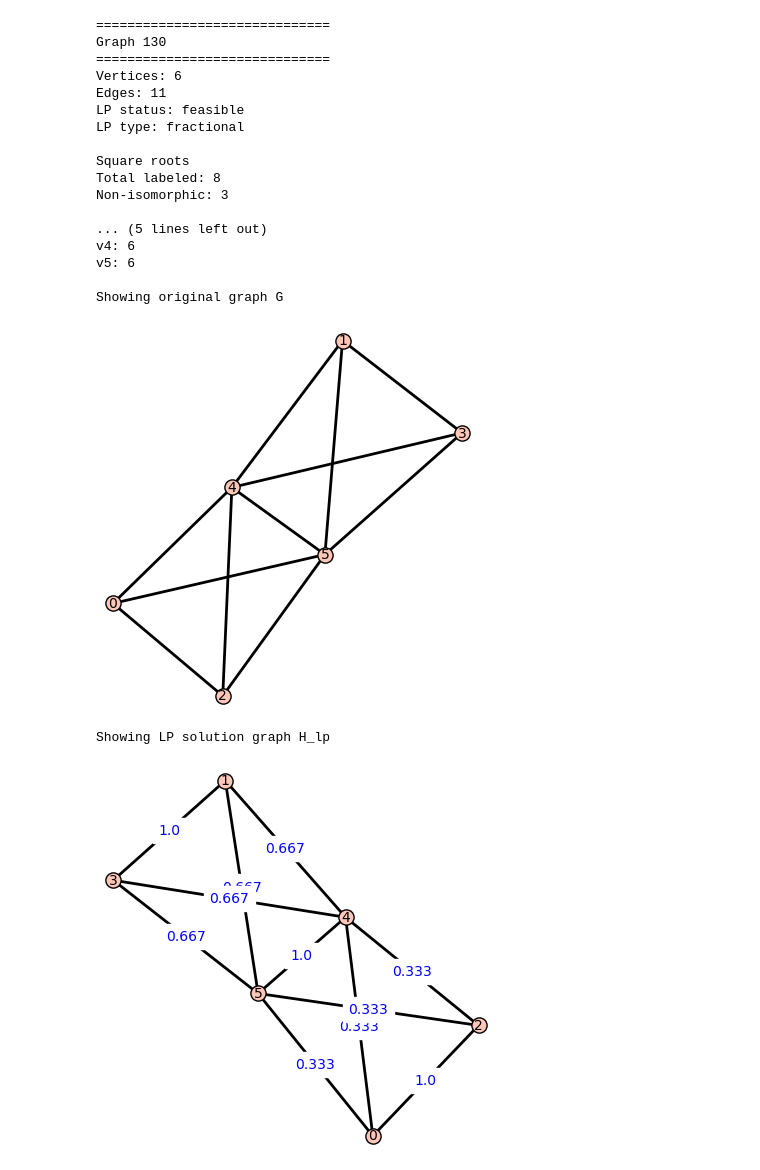
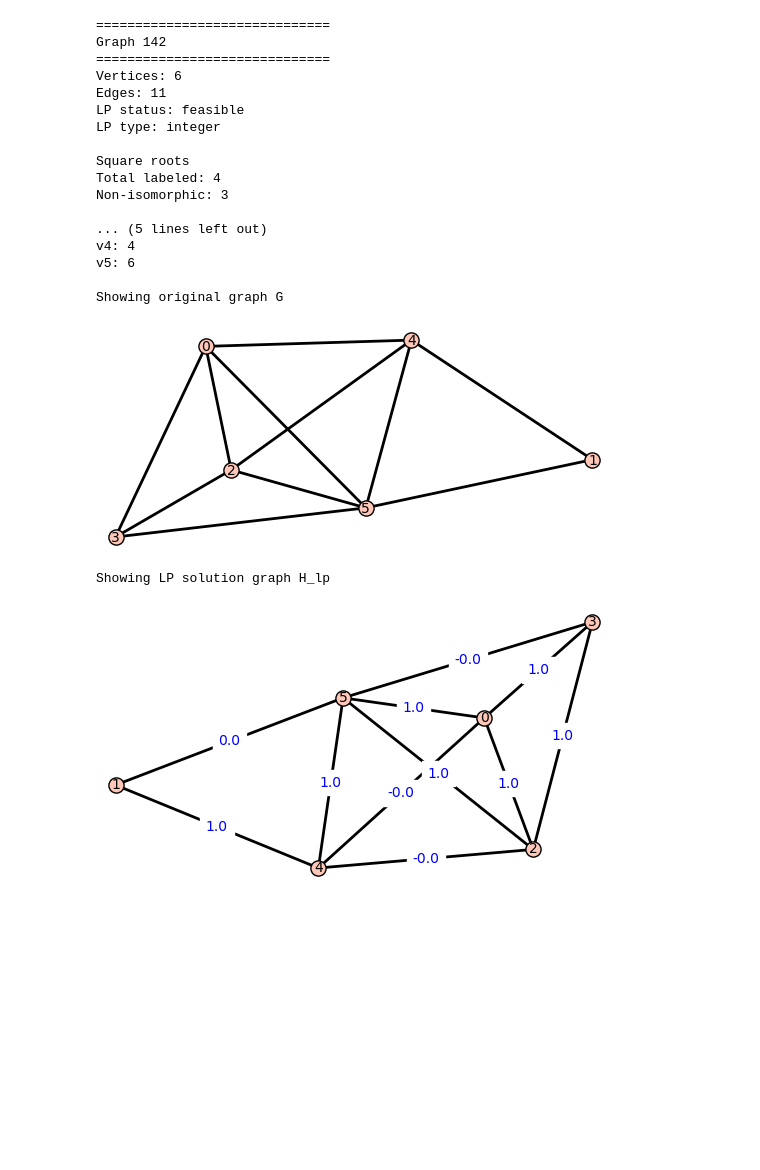
Before and after one commit to Hellwoodoo/Graph-Squares, a Jupyter notebook: Optimization of Graph Squares/Notebooks/AnalysisGraphSquares.ipynb, the cells around one changed output. Cells and saved outputs as stored; diff of their text form; code cells hidden in the pictures; blank space fills up the shorter version.

```diff
--- a/Optimization of Graph Squares/Notebooks/AnalysisGraphSquares.ipynb
+++ b/Optimization of Graph Squares/Notebooks/AnalysisGraphSquares.ipynb
@@ -1119,9 +1119,9 @@ from matplotlib.backends.backend_pdf import PdfPages
 from sage.numerical.mip import MIPSolverException
 from sage.graphs.graph_generators import graphs as graph_gens
 
-n = 4
+n = 6
 ncpus = 12
-dir = f"min_triangular_graph_output"
+dir = f"max_graph_output"
 output_dir = os.path.join(dir, f"n={n}")
 output_pdf = os.path.join(output_dir, f"graph_results_n={n}.pdf")
 comparison_pdf = os.path.join(output_dir, f"graph_comparison_n={n}.pdf")
@@ -1192,7 +1192,7 @@ def process_graph(idx, G, label):
     is_noninteger = False
 
     try:
-        m, x = min_triangular_linear_program(G)
+        m, x = max_linear_program(G)
         m.solve()
         solution_x = m.get_values(x)
         A_H = matrix([[solution_x[i, j] for j in range(n)] for i in range(n)])
@@ -1299,7 +1299,7 @@ def analyze_isomorphic_lp(G):
         Gp = G.relabel(dict(zip(range(n), perm)), inplace=False)
 
         try:
-            m, x = min_triangular_linear_program(Gp)
+            m, x = max_linear_program(Gp)
             m.solve()
             sol = m.get_values(x)
 
@@ -1447,7 +1449,7 @@ if mismatch_results:
 <Figure size 640x480 with 0 Axes>
 # %%
-n = 4
-filename = f"min_triangular_graph_output/n={n}/graph_summary_n={n}.txt"
+n = 6
+filename = f"max_graph_output/n={n}/graph_summary_n={n}.txt"
 
 summary = {}
 graph_info = {}
@@ -1670,17 +1672,22 @@ def triangles_per_vertex(G):
 
     return counts
 
-def analyze_graph_by_index(idx, n):
-
-    G = None
-    for i, g in enumerate(graph_gens.nauty_geng(str(n))):
-        if i == idx:
-            G = Graph(g)
-            break
+def display_graph(idx=None, n=None, G=None):
 
     if G is None:
-        print("Graph index not found")
-        return
+        if idx is None or n is None:
+            raise ValueError("Provide either G or (idx, n).")
+
+        for i, g in enumerate(graph_gens.nauty_geng(str(n))):
+            if i == idx:
+                G = Graph(g)
+                break
+
+        if G is None:
+            print("Graph not found.")
+            return
+    else:
+        G = Graph(G)
 
     G.relabel(range(G.order()))
 
@@ -1696,7 +1703,9 @@ def analyze_graph_by_index(idx, n):
     try:
 
         # m, x = max_tetrahedron_linear_program(G)
-        m, x = max_triangular_linear_program(G)
+        # m, x = max_triangular_linear_program(G)
+        m, x = max_linear_program(G)
+
         m.solve()
 
         sol = m.get_values(x)
@@ -1788,41 +1797,55 @@ def analyze_graph_by_index(idx, n):
         print(f"  Bipartite:       {is_bip}")
         print(f"  Proper Interval: {is_prop_int}")
         print(f"  Girth > 6:       {girth_gt6}")
         print(f"  Block Graph:     {is_block}")
         print(f"  Comparability:   {is_comp}")
         print(f"  Dismantlable:    {is_dism}")
 
         p = H.plot(
             vertex_size=120,
             edge_thickness=2,
             vertex_labels=True,
             figsize=[8,8],
             title=f"Square root H{i+1}"
         )
         display(p.matplotlib())
 
-analyze_graph_by_index(130, 6)
+display_graph(142, 6)
+# H = Graph()
+# H.add_edges([
+#     (0,1),(0,2),(0,3),
+#     (1,2),(1,3),
+#     (2,3)
+# ])
+# H.add_edges([
+#     (0,4),
+#     (1,5),
+#     (2,6),
+#     (3,7)
+# ])
+# G = graph_square(H)
+# display_graph(G=G)
 # %% [output]
 ==============================
-Graph 130
+Graph 142
 ==============================
 Vertices: 6
 Edges: 11
 LP status: feasible
-LP type: fractional
+LP type: integer
 
 Square roots
-Total labeled: 8
+Total labeled: 4
 Non-isomorphic: 3
 
 ... (5 lines left out)
-v4: 6
+v4: 4
 v5: 6
 
 Showing original graph G
-[figure, old version]
+[figure, new version]
 Showing LP solution graph H_lp
-[figure, old version]
+[figure, new version]
 Showing root 1
 Properties:
   Tree:            False
```
Also changed, not shown: parts of 3 cells of this notebook, 7 other files.
